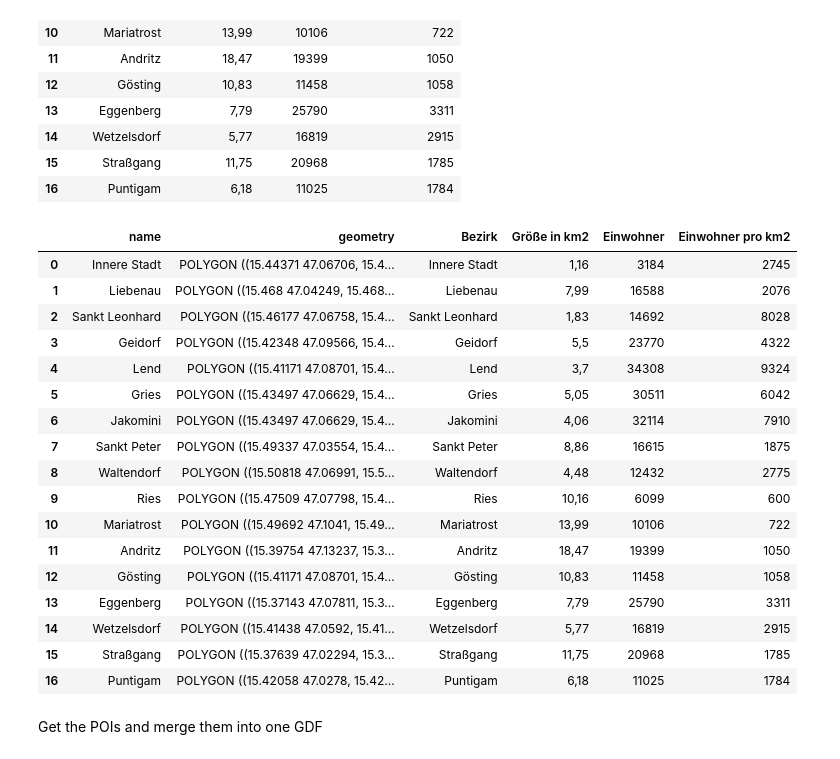
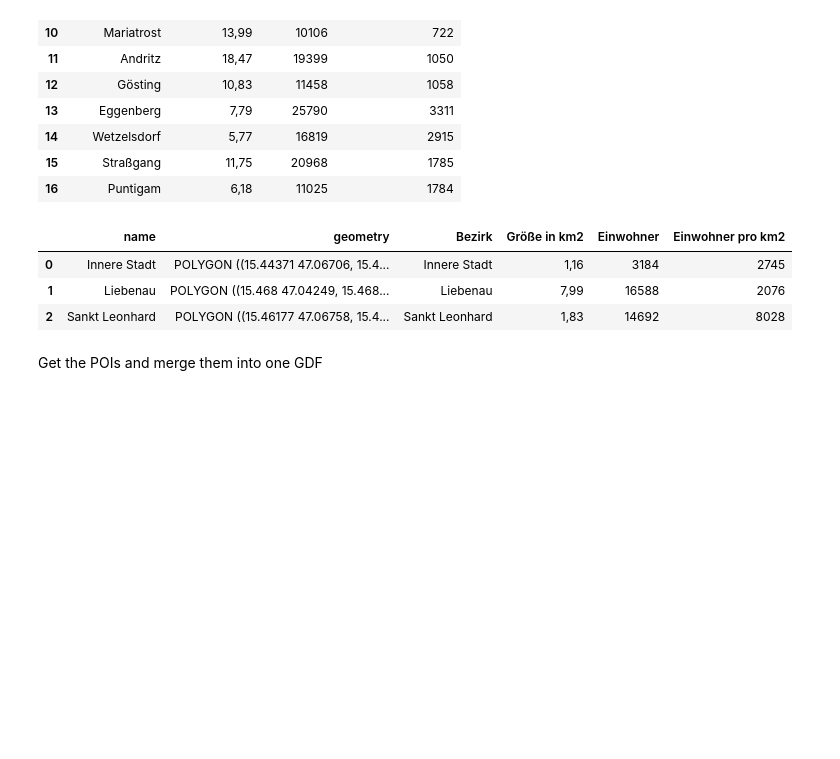
Before and after one commit to bernadettesophia/GAT2_group1_midterm_project, a Jupyter notebook: code_midterm_group1_walkability_graz.ipynb, the cells around one changed output. Saved outputs shown, nothing was run; the diff lists cells and outputs as text; code cells hidden in the pictures; blank space fills up the shorter version.

```diff
--- a/code_midterm_group1_walkability_graz.ipynb
+++ b/code_midterm_group1_walkability_graz.ipynb
@@ -32,6 +29,7 @@ Load the districts of Graz and merge them with the pop csv  (shp data converted
 (source of population data: https://www.graz.at/cms/beitrag/10034466/7772565/Zahlen_Fakten_Bevoelkerung_Bezirke_Wirtschaft.html)
 # %%
 #get the districts of Graz
-gdf_districts = gpd.read_file("districts_graz.shp")
-gdf_districts.head(18)
+gdf_districts = gpd.read_file("data/districts_graz.shp")
+print(gdf_districts.head(3))
+print(f"\nTotal numbers of districts: {len(gdf_districts)}")
 # %% [output]
@@ -68,7 +64,7 @@ gdf_districts.plot()
 [figure]
 # %%
 #loading csv with pop data of graz
-df_popgraz = pd.read_csv("Bevoelkerung Graz.csv", encoding="latin1", sep=";")
+df_popgraz = pd.read_csv("data/Bevoelkerung Graz.csv", encoding="latin1", sep=";")
 df_popgraz.head(18)
 # %% [output]
 |  | Bezirk | Größe in km2 | Einwohner | Einwohner pro km2 |
@@ -92,26 +88,12 @@ df_popgraz.head(18)
 # %%
 #merge the two datasets
 gdf_districts_pop = gdf_districts.merge(df_popgraz, left_on="name", right_on="Bezirk")
-gdf_districts_pop.head(18)
+gdf_districts_pop.head(3)
 # %% [output]
 |  | name | geometry | Bezirk | Größe in km2 | Einwohner | Einwohner pro km2 |
 | 0 | Innere Stadt | POLYGON ((15.44371 47.06706, 15.4... | Innere Stadt | 1,16 | 3184 | 2745 |
 | 1 | Liebenau | POLYGON ((15.468 47.04249, 15.468... | Liebenau | 7,99 | 16588 | 2076 |
 | 2 | Sankt Leonhard | POLYGON ((15.46177 47.06758, 15.4... | Sankt Leonhard | 1,83 | 14692 | 8028 |
-| 3 | Geidorf | POLYGON ((15.42348 47.09566, 15.4... | Geidorf | 5,5 | 23770 | 4322 |
-| 4 | Lend | POLYGON ((15.41171 47.08701, 15.4... | Lend | 3,7 | 34308 | 9324 |
-| 5 | Gries | POLYGON ((15.43497 47.06629, 15.4... | Gries | 5,05 | 30511 | 6042 |
-| 6 | Jakomini | POLYGON ((15.43497 47.06629, 15.4... | Jakomini | 4,06 | 32114 | 7910 |
-| 7 | Sankt Peter | POLYGON ((15.49337 47.03554, 15.4... | Sankt Peter | 8,86 | 16615 | 1875 |
-| 8 | Waltendorf | POLYGON ((15.50818 47.06991, 15.5... | Waltendorf | 4,48 | 12432 | 2775 |
-| 9 | Ries | POLYGON ((15.47509 47.07798, 15.4... | Ries | 10,16 | 6099 | 600 |
-| 10 | Mariatrost | POLYGON ((15.49692 47.1041, 15.49... | Mariatrost | 13,99 | 10106 | 722 |
-| 11 | Andritz | POLYGON ((15.39754 47.13237, 15.3... | Andritz | 18,47 | 19399 | 1050 |
-| 12 | Gösting | POLYGON ((15.41171 47.08701, 15.4... | Gösting | 10,83 | 11458 | 1058 |
-| 13 | Eggenberg | POLYGON ((15.37143 47.07811, 15.3... | Eggenberg | 7,79 | 25790 | 3311 |
-| 14 | Wetzelsdorf | POLYGON ((15.41438 47.0592, 15.41... | Wetzelsdorf | 5,77 | 16819 | 2915 |
-| 15 | Straßgang | POLYGON ((15.37639 47.02294, 15.3... | Straßgang | 11,75 | 20968 | 1785 |
-| 16 | Puntigam | POLYGON ((15.42058 47.0278, 15.42... | Puntigam | 6,18 | 11025 | 1784 |
 # %% [markdown]
 Get the POIs and merge them into one GDF
 # %%
```
Also changed, not shown: parts of 32 cells of this notebook, 13 other files.
